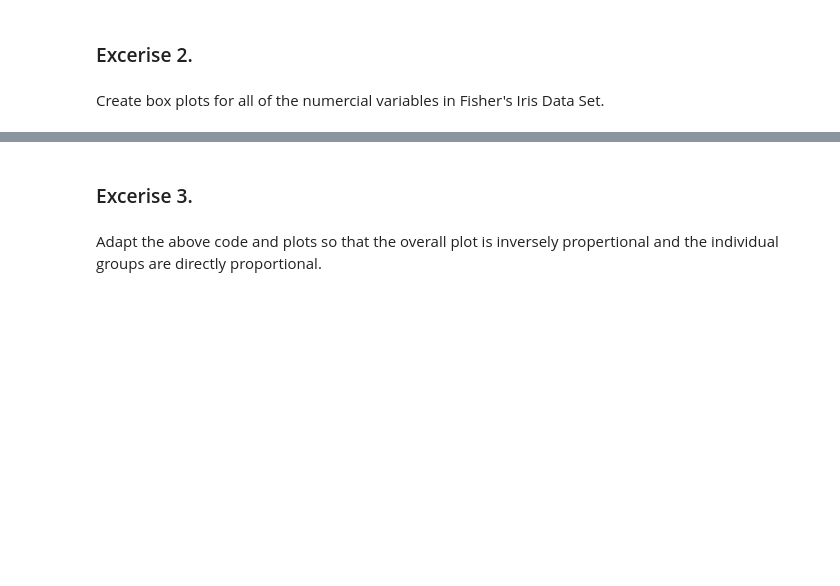
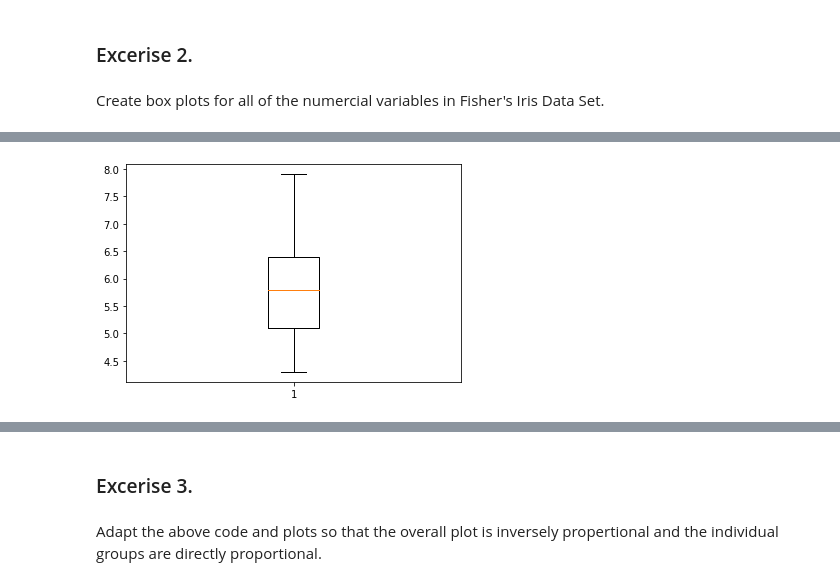
Before and after one commit to Ginafenn/funddata-assement, a Jupyter notebook: practicals/04. Outliers.ipynb, the cells around one changed output, grey strips where cells are left out. Drawn from its saved outputs; the diff is of its cells as text; code cells hidden in the pictures; blank space fills up the shorter version.

```diff
--- a/practicals/04. Outliers.ipynb
+++ b/practicals/04. Outliers.ipynb
@@ -21,3 +91,7 @@ Create box plots on a single set of axes for all five experiments in the morley
 ### Excerise 2.
 # %% [markdown]
 Create box plots for all of the numercial variables in Fisher's Iris Data Set.
+# %%
+# Read in the Fishers Iris Data Set.
+data1 = np.genfromtxt('data/Fisher Iris Data Set.csv',skip_header=1, delimiter=',')
+data1
@@ -23,0 +116,5 @@ Create box plots for all of the numercial variables in Fisher's Iris Data Set.
+# %%
+# Select the data for Sepal_Lenght.
+Sepal_Lenght = data1[:150,0]
+
+Sepal_Lenght
@@ -23,0 +134,5 @@ Create box plots for all of the numercial variables in Fisher's Iris Data Set.
+# %%
+# Create a box plot.
+plt.boxplot(np.array([Sepal_Lenght]).T);
+# %% [output]
+[figure, added]
```
Also changed, not shown: parts of 16 cells of this notebook, 5 other files.
